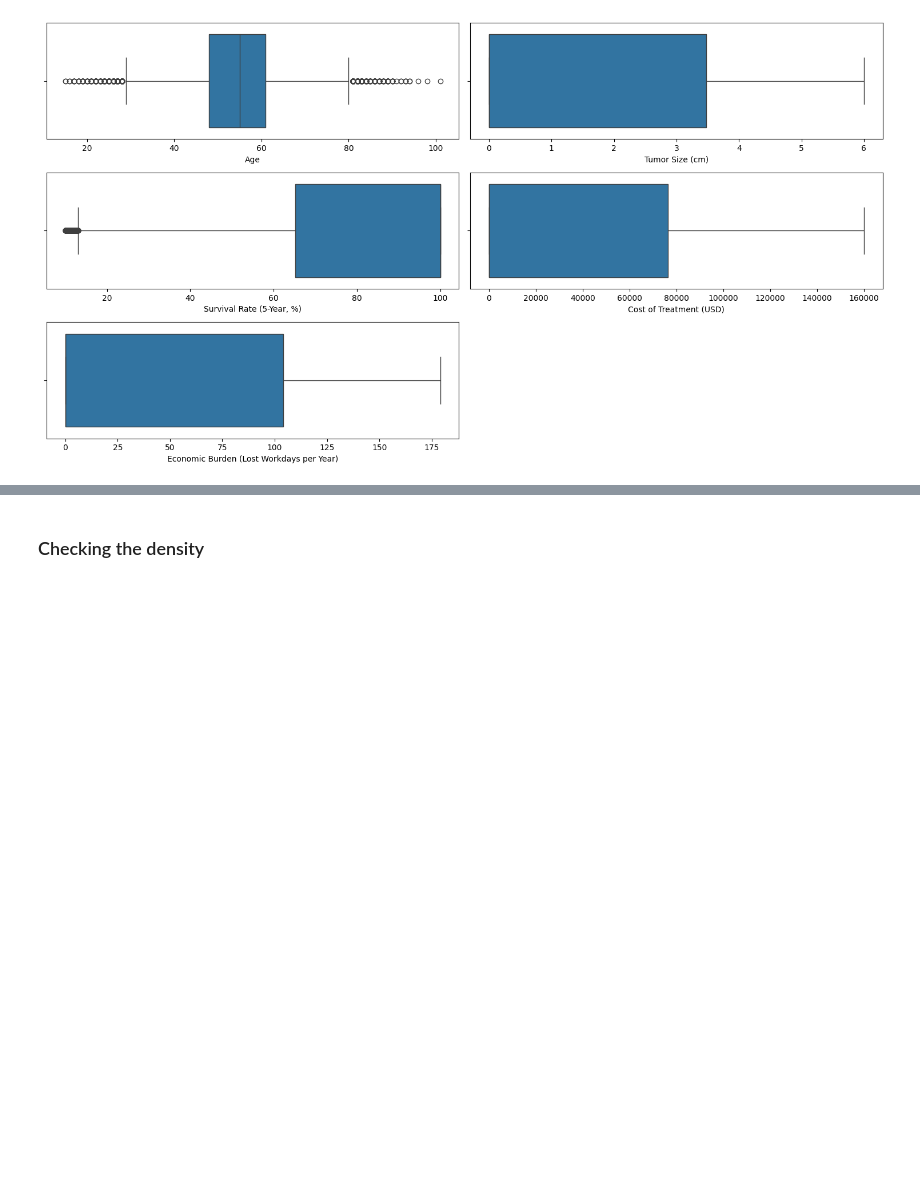
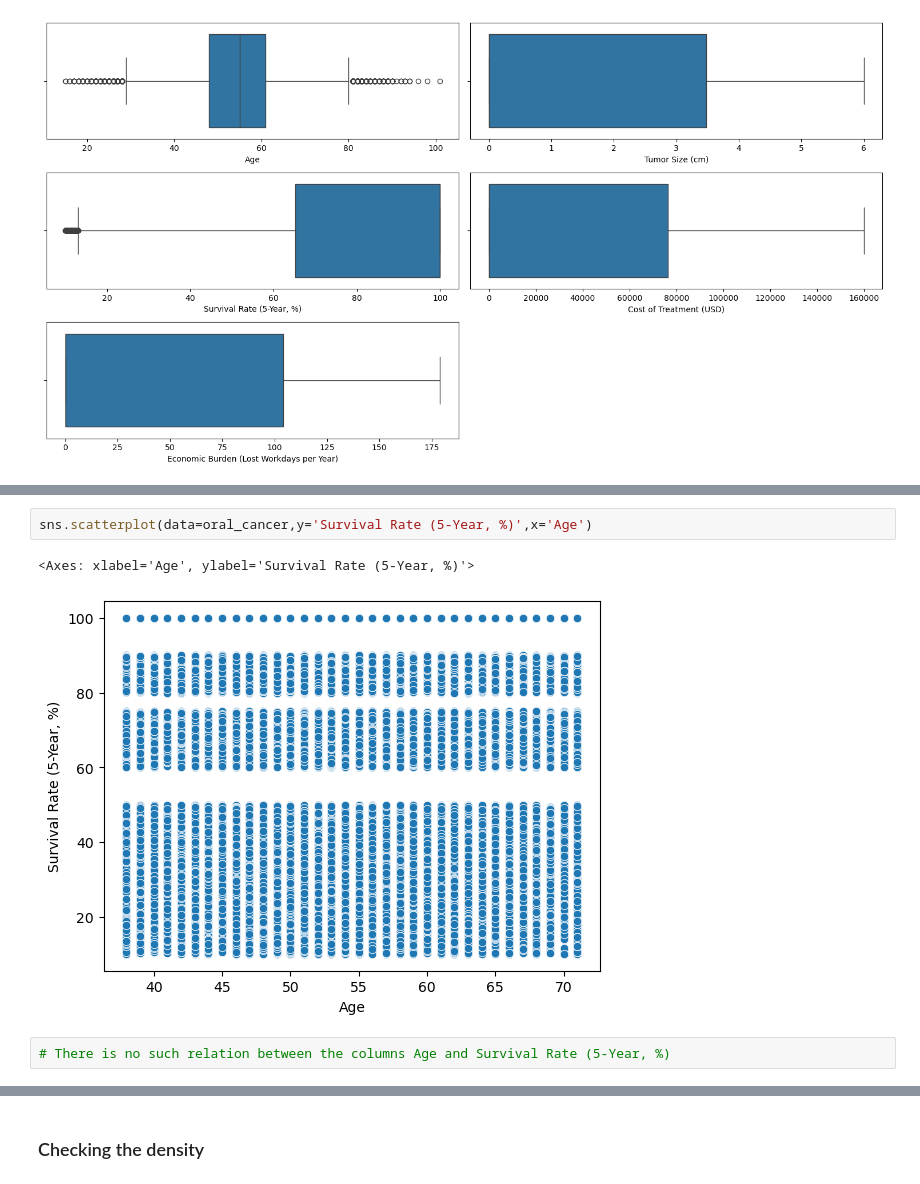
Before and after one commit to niranjanq/Oral_cancer_detection, a Jupyter notebook: Oral_cancer_Prediction_updated.ipynb, the cells around one changed output, grey strips where cells are left out. Saved outputs shown, nothing was run; the diff lists cells and outputs as text; blank space fills up the shorter version.

Commit message:
feat: adding final data

```diff
--- a/Oral_cancer_Prediction_updated.ipynb
+++ b/Oral_cancer_Prediction_updated.ipynb
@@ -232,0 +244,7 @@ plt.show()
+# %%
+sns.scatterplot(data=oral_cancer,y='Survival Rate (5-Year, %)',x='Age')
+# %% [output]
+<Axes: xlabel='Age', ylabel='Survival Rate (5-Year, %)'>
+[figure, added]
+# %%
+# There is no such relation between the columns Age and Survival Rate (5-Year, %)
```
Also changed, not shown: parts of 7 cells of this notebook, 8 other files.
